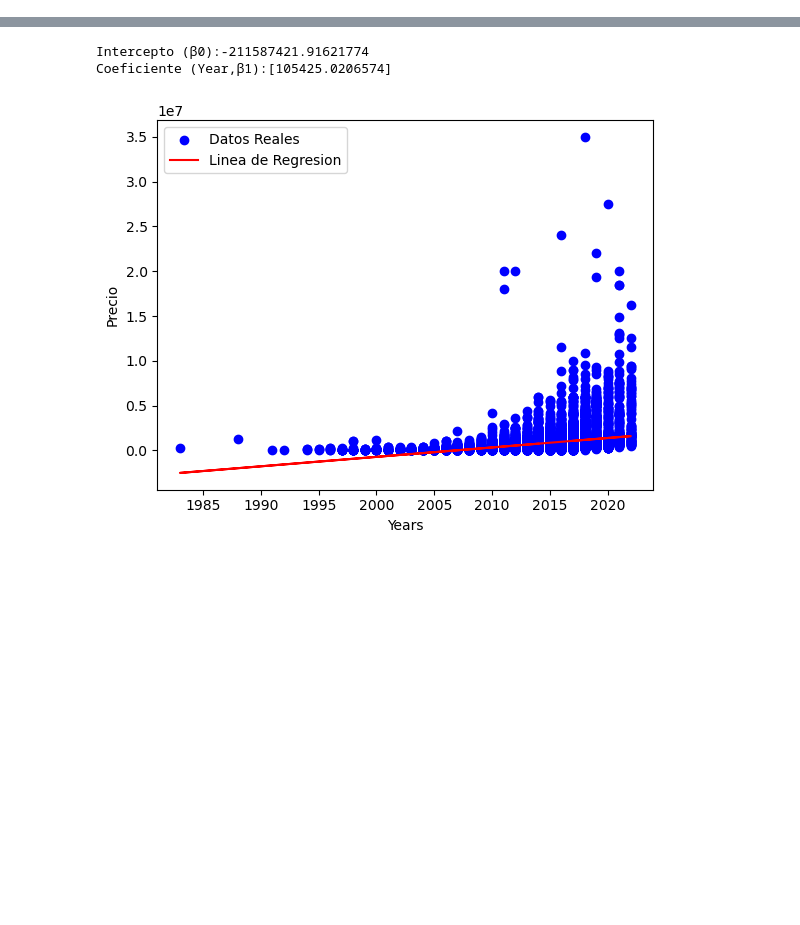
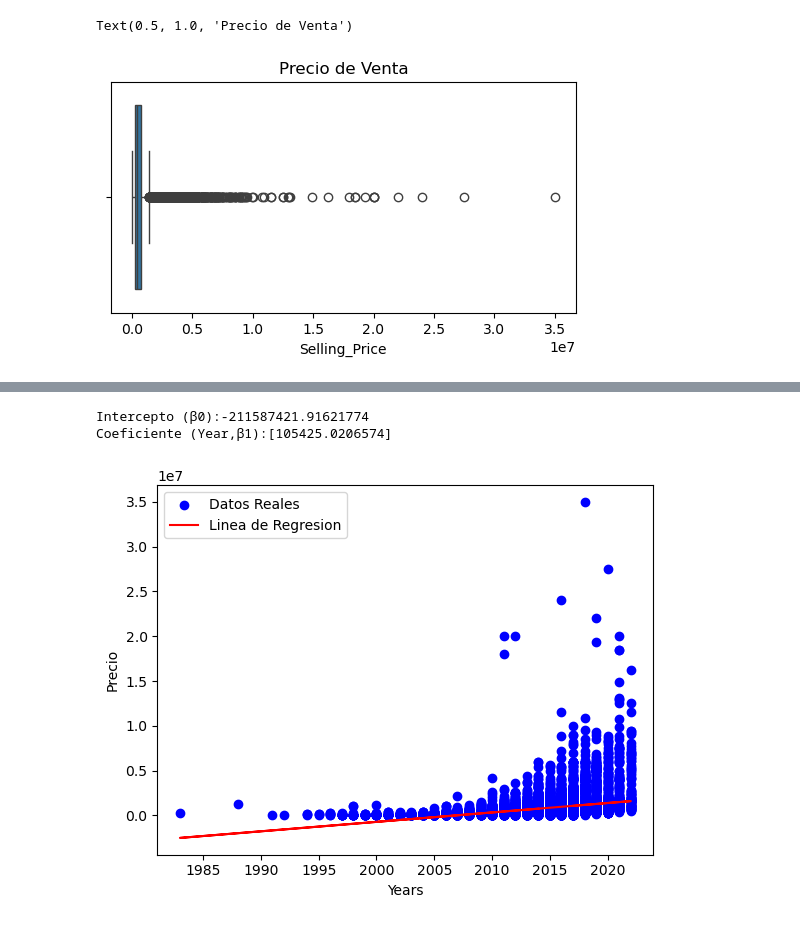
Before and after one commit to lfruizgac/RegresionLineal, a Jupyter notebook: RegresionLineal.ipynb, the cells around one changed output, grey strips where cells are left out. Saved outputs shown, nothing was run; the diff lists cells and outputs as text; code cells hidden in the pictures; blank space fills up the shorter version.

```diff
--- a/RegresionLineal.ipynb
+++ b/RegresionLineal.ipynb
@@ -32,0 +96,9 @@ data = pd.read_excel('Documents/vehiculo.xlsx')
+# %%
+#Grafico de los datos
+
+plt.figure(figsize=(6,3))
+sns.boxplot(x=data['Selling_Price'])
+plt.title('Precio de Venta')
+# %% [output]
+Text(0.5, 1.0, 'Precio de Venta')
+[figure, added]
```
Also changed, not shown: parts of 27 cells of this notebook.
